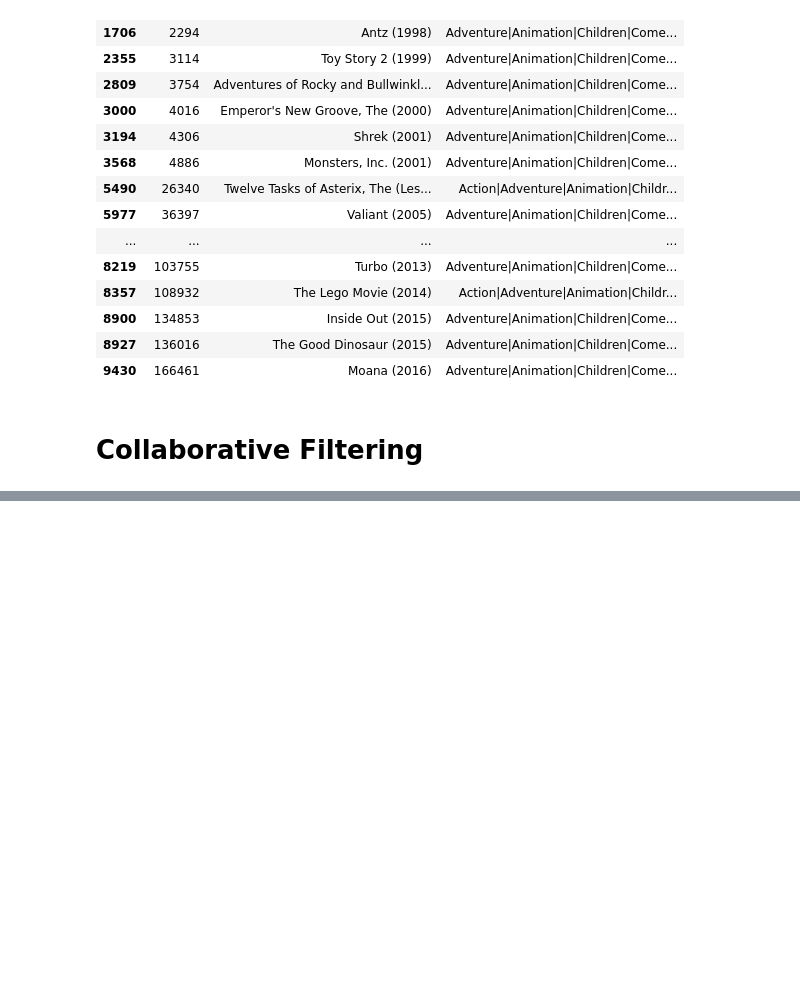
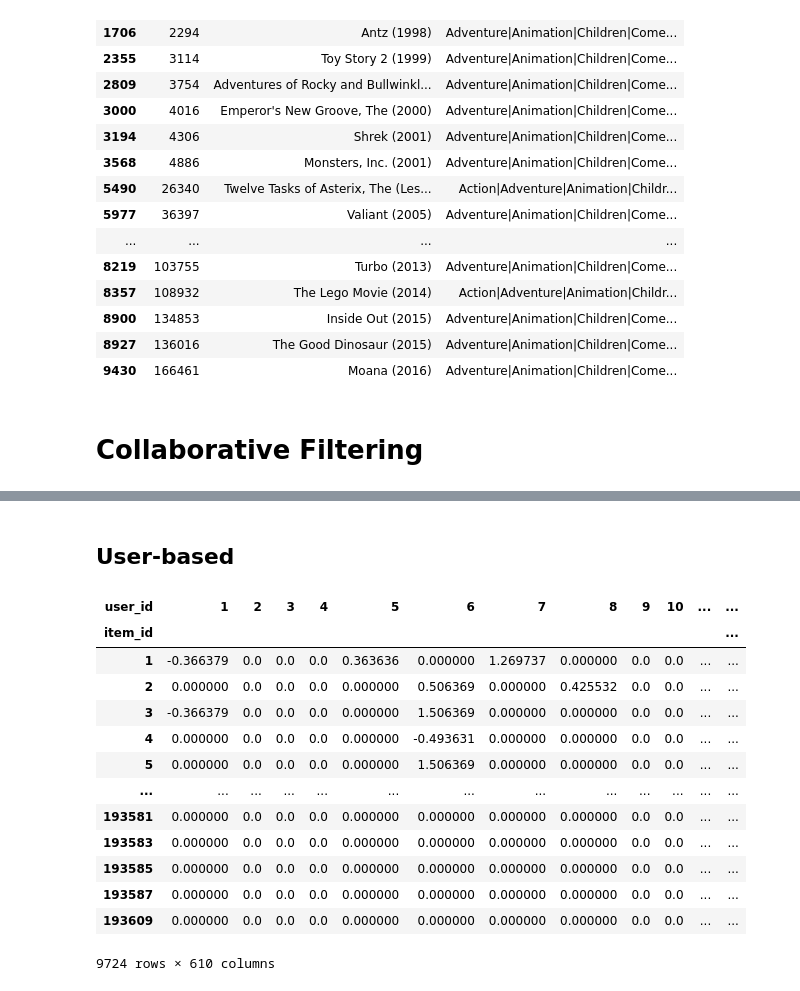
Before and after one commit to ngoduongkha/Recommendation-System, a Jupyter notebook: code.ipynb, the cells around one changed output, grey strips where cells are left out. Cells and saved outputs as stored; diff of their text form; code cells hidden in the pictures; blank space fills up the shorter version.

```diff
--- a/code.ipynb
+++ b/code.ipynb
@@ -405,0 +182,24 @@ NameError: name 'user_id' is not defined
+# %% [markdown]
+## User-based
+# %%
+user_based_dataset = ratings.pivot(index='item_id',columns='user_id',values='rating')
+user_based_dataset = user_based_dataset - user_based_dataset.mean()
+
+user_based_dataset.fillna(0,inplace=True)
+
+user_based_dataset
+# %% [output]
+| user_id | 1 | 2 | 3 | 4 | 5 | 6 | 7 | 8 | 9 | 10 | ... | ... |
+| item_id |  |  |  |  |  |  |  |  |  |  |  | ... |
+| 1 | -0.366379 | 0.0 | 0.0 | 0.0 | 0.363636 | 0.000000 | 1.269737 | 0.000000 | 0.0 | 0.0 | ... | ... |
+| 2 | 0.000000 | 0.0 | 0.0 | 0.0 | 0.000000 | 0.506369 | 0.000000 | 0.425532 | 0.0 | 0.0 | ... | ... |
+| 3 | -0.366379 | 0.0 | 0.0 | 0.0 | 0.000000 | 1.506369 | 0.000000 | 0.000000 | 0.0 | 0.0 | ... | ... |
+| 4 | 0.000000 | 0.0 | 0.0 | 0.0 | 0.000000 | -0.493631 | 0.000000 | 0.000000 | 0.0 | 0.0 | ... | ... |
+| 5 | 0.000000 | 0.0 | 0.0 | 0.0 | 0.000000 | 1.506369 | 0.000000 | 0.000000 | 0.0 | 0.0 | ... | ... |
+| ... | ... | ... | ... | ... | ... | ... | ... | ... | ... | ... | ... | ... |
+| 193581 | 0.000000 | 0.0 | 0.0 | 0.0 | 0.000000 | 0.000000 | 0.000000 | 0.000000 | 0.0 | 0.0 | ... | ... |
+| 193583 | 0.000000 | 0.0 | 0.0 | 0.0 | 0.000000 | 0.000000 | 0.000000 | 0.000000 | 0.0 | 0.0 | ... | ... |
+| 193585 | 0.000000 | 0.0 | 0.0 | 0.0 | 0.000000 | 0.000000 | 0.000000 | 0.000000 | 0.0 | 0.0 | ... | ... |
+| 193587 | 0.000000 | 0.0 | 0.0 | 0.0 | 0.000000 | 0.000000 | 0.000000 | 0.000000 | 0.0 | 0.0 | ... | ... |
+| 193609 | 0.000000 | 0.0 | 0.0 | 0.0 | 0.000000 | 0.000000 | 0.000000 | 0.000000 | 0.0 | 0.0 | ... | ... |
+9724 rows × 610 columns
```
Also changed, not shown: parts of 11 cells of this notebook, 4 other files.
